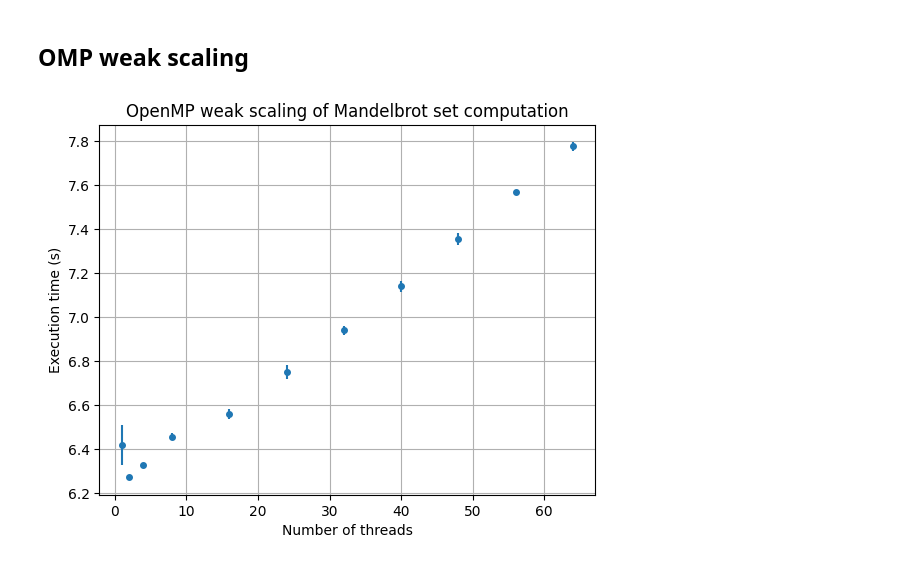
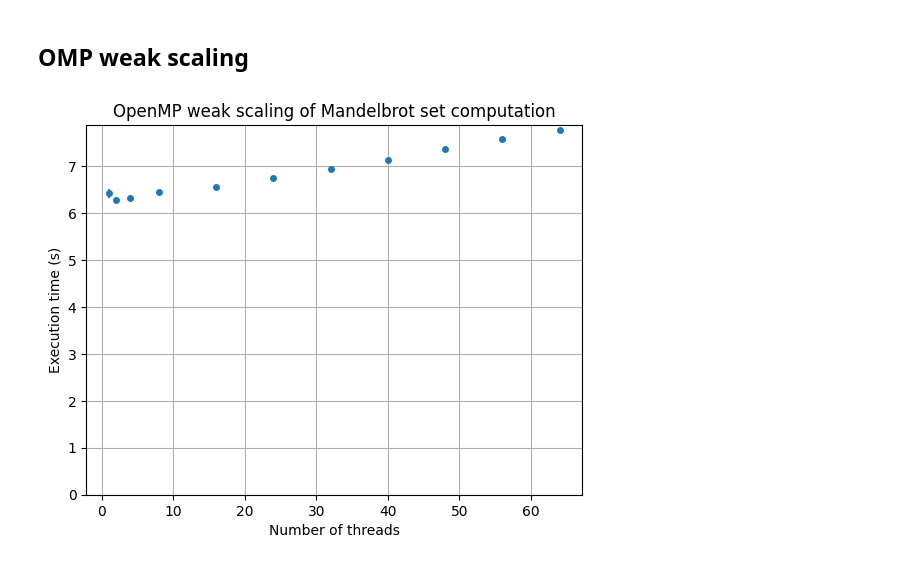
Before and after one commit to mzampar/High_Performance_Computing_2023, a Jupyter notebook: Excercise_2_c/scaling/results/analysis.ipynb, the cells around one changed output. Drawn from its saved outputs; the diff is of its cells as text; code cells hidden in the pictures.

```diff
--- a/Excercise_2_c/scaling/results/analysis.ipynb
+++ b/Excercise_2_c/scaling/results/analysis.ipynb
@@ -55,14 +80,15 @@ plt.show()
 # %%
 omp_times = pd.read_csv('omp_weak_scaling.csv')
 
 mean_times = omp_times.groupby('Threads').mean()
 std_times = omp_times.groupby('Threads').std()
 
 plt.errorbar(mean_times.index, mean_times['Elapsed Time(s)'], yerr=std_times['Elapsed Time(s)'], fmt='o', markersize=4)
 plt.xlabel('Number of threads')
 plt.ylabel('Execution time (s)')
 plt.title('OpenMP weak scaling of Mandelbrot set computation')
+plt.ylim(0, None)
 plt.grid()
 plt.show()
 # %% [output]
-[figure, old version]
+[figure, new version]
```
Also changed, not shown: parts of 2 cells of this notebook, 1 other file.
